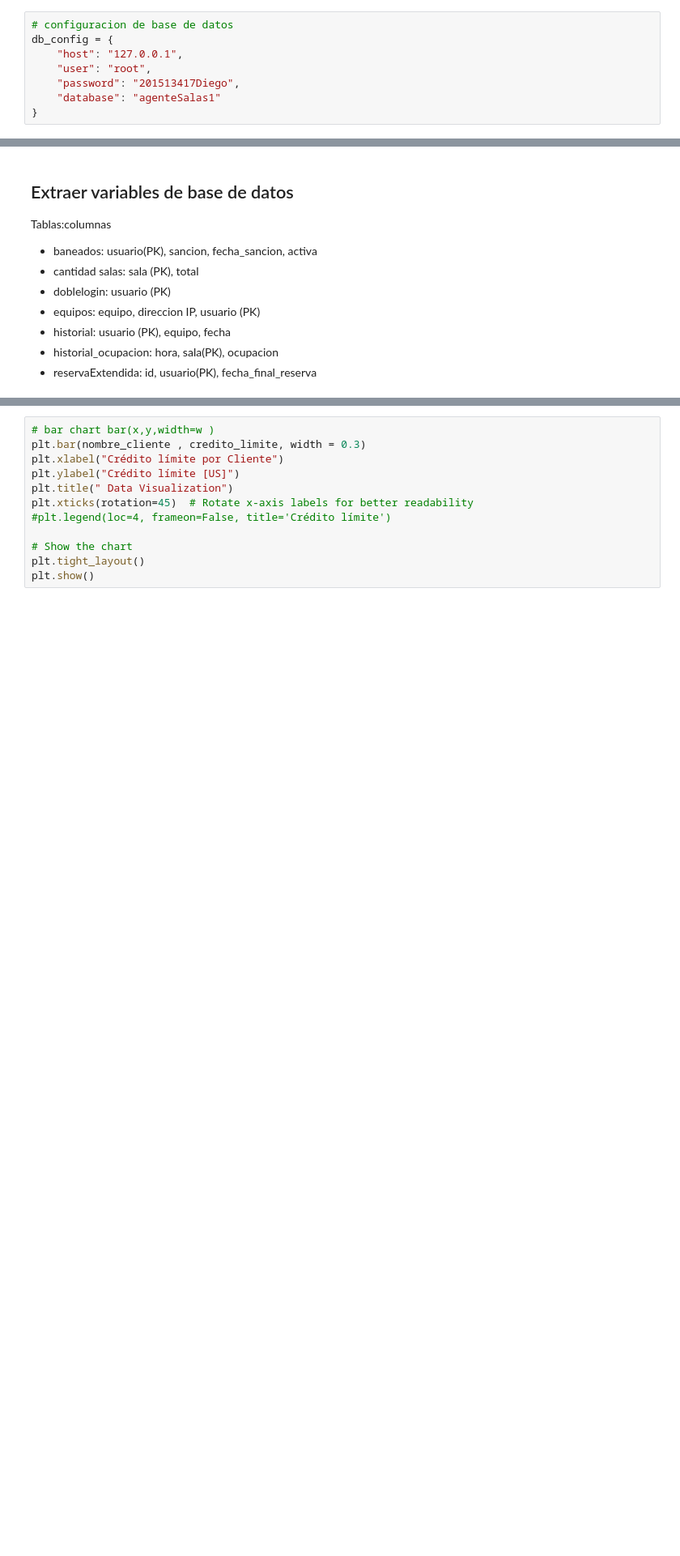
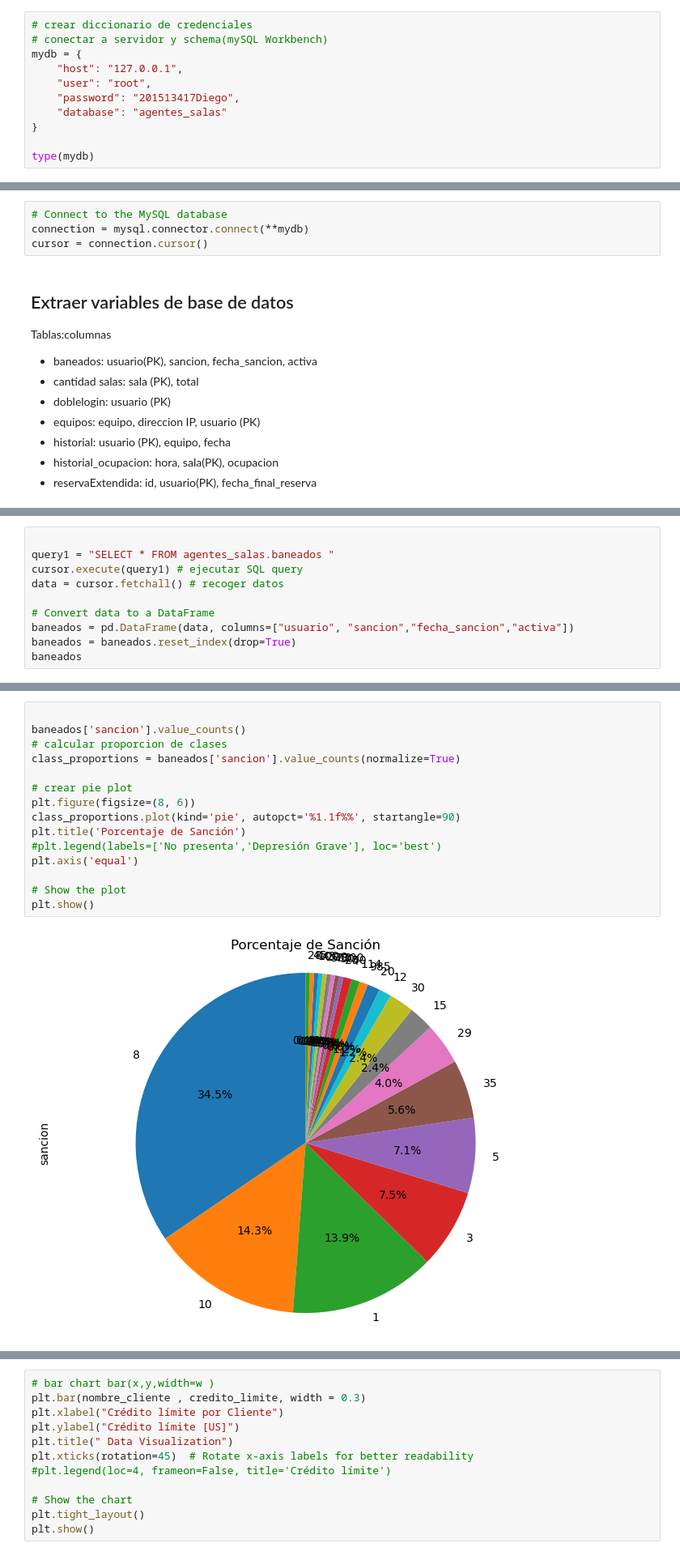
Before and after one commit to dfosorio111/tech_skills, a Jupyter notebook: visualization/mysql_maria_visualization_admonsis1.ipynb, the cells around one changed output, grey strips where cells are left out. Shown: that part at 81% size. Drawn from its saved outputs; the diff is of its cells as text; blank space fills up the shorter version.

```diff
--- a/visualization/mysql_maria_visualization_admonsis1.ipynb
+++ b/visualization/mysql_maria_visualization_admonsis1.ipynb
@@ -22,10 +26,13 @@ mpl.get_backend()
 # %% [markdown]
 ## Conexión con base de datos
 # %%
-# configuracion de base de datos
-db_config = {
+# crear diccionario de credenciales
+# conectar a servidor y schema(mySQL Workbench)
+mydb = {
     "host": "127.0.0.1",
     "user": "root",
     "password": "201513417Diego",
-    "database": "agenteSalas1"
+    "database": "agentes_salas"
 }
+
+type(mydb)
@@ -47,3 +41,7 @@ cursor = connection.cursor() # cursor
+# %%
+# Connect to the MySQL database
+connection = mysql.connector.connect(**mydb)
+cursor = connection.cursor()
 # %% [markdown]
 ## Extraer variables de base de datos
 
@@ -104,0 +61,10 @@ num_orden, cantidad_tot
+# %%
+
+query1 = "SELECT * FROM agentes_salas.baneados "
+cursor.execute(query1) # ejecutar SQL query
+data = cursor.fetchall() # recoger datos
+
+# Convert data to a DataFrame
+baneados = pd.DataFrame(data, columns=["usuario", "sancion","fecha_sancion","activa"])
+baneados = baneados.reset_index(drop=True)
+baneados
@@ -104,0 +252,17 @@ num_orden, cantidad_tot
+# %%
+
+baneados['sancion'].value_counts()
+# calcular proporcion de clases
+class_proportions = baneados['sancion'].value_counts(normalize=True)
+
+# crear pie plot
+plt.figure(figsize=(8, 6))
+class_proportions.plot(kind='pie', autopct='%1.1f%%', startangle=90)
+plt.title('Porcentaje de Sanción')
+#plt.legend(labels=['No presenta','Depresión Grave'], loc='best')
+plt.axis('equal')
+
+# Show the plot
+plt.show()
+# %% [output]
+[figure, added]
```
Also changed, not shown: parts of 25 cells of this notebook, 3 other files.
